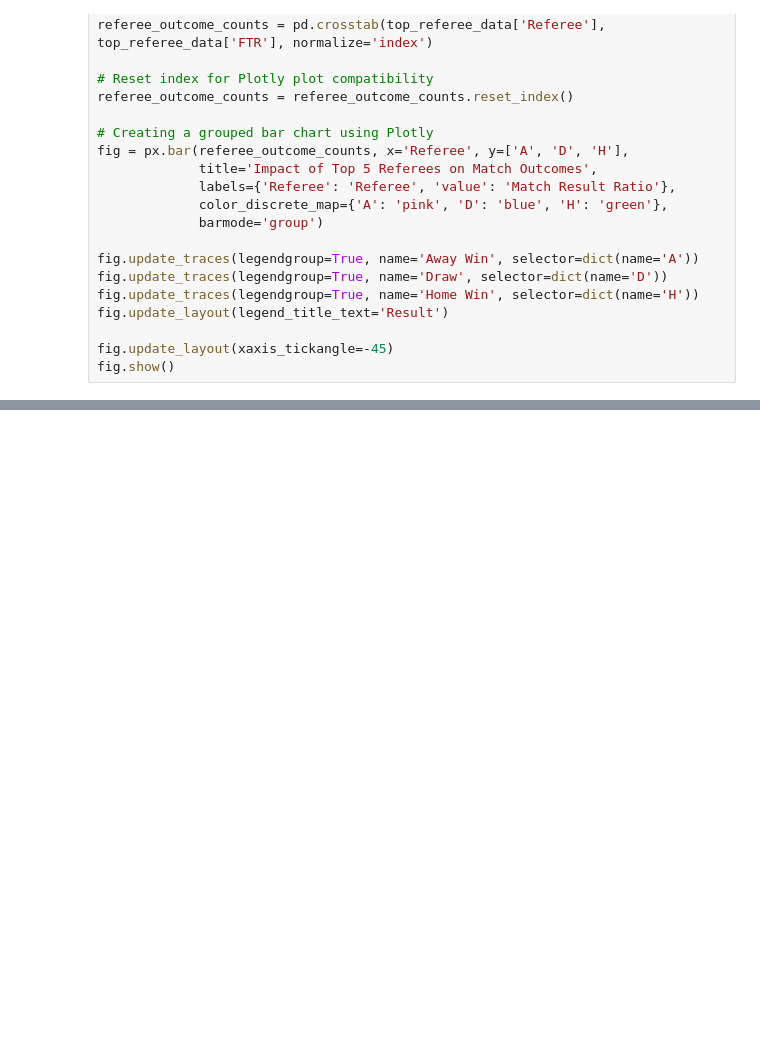
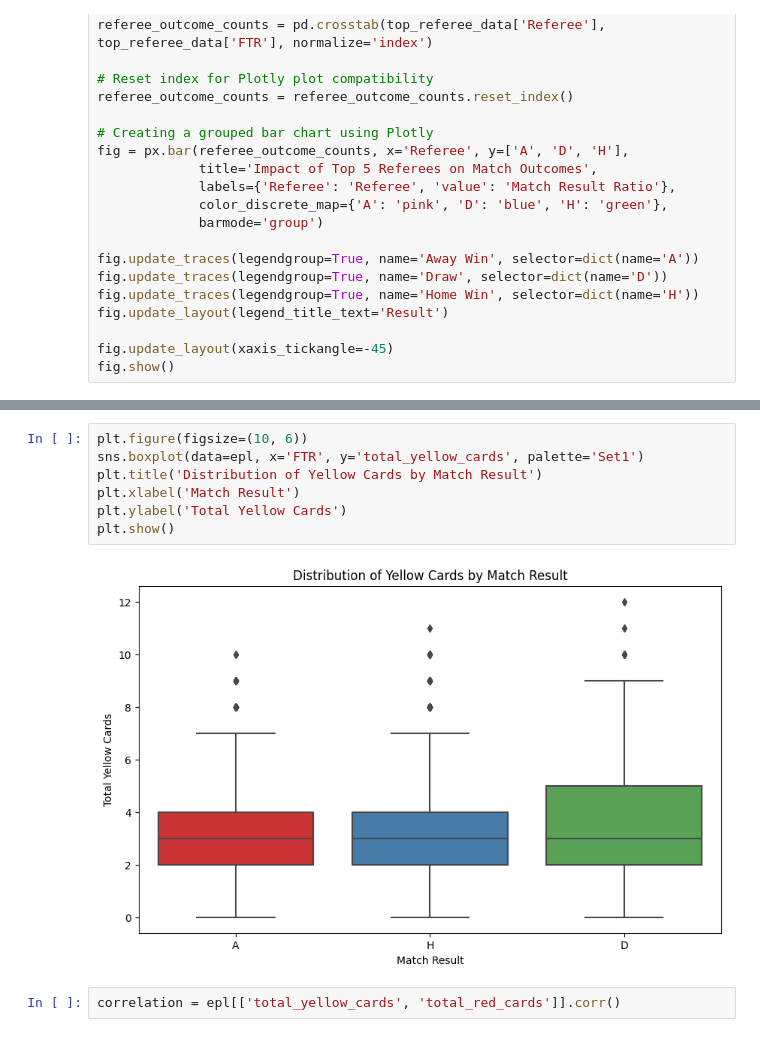
Before and after one commit to ilovedata6/premier_leauge_analysis, a Jupyter notebook: premier_leauge_analysis.ipynb, the cells around one changed output, grey strips where cells are left out. Cells and saved outputs as stored; diff of their text form; blank space fills up the shorter version.

```diff
--- a/premier_leauge_analysis.ipynb
+++ b/premier_leauge_analysis.ipynb
@@ -240,0 +285,11 @@ epl.head()
+# %%
+plt.figure(figsize=(10, 6))
+sns.boxplot(data=epl, x='FTR', y='total_yellow_cards', palette='Set1')
+plt.title('Distribution of Yellow Cards by Match Result')
+plt.xlabel('Match Result')
+plt.ylabel('Total Yellow Cards')
+plt.show()
+# %% [output]
+[figure, added]
+# %%
+correlation = epl[['total_yellow_cards', 'total_red_cards']].corr()
```
Also changed, not shown: parts of 9 cells of this notebook, 1 other file.
